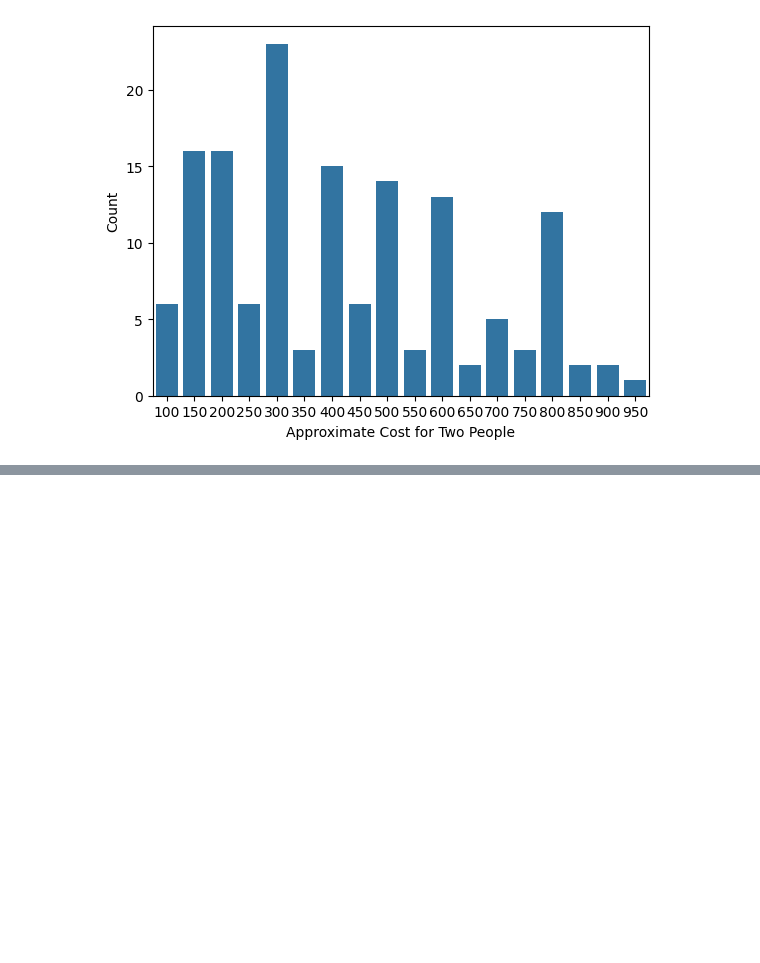
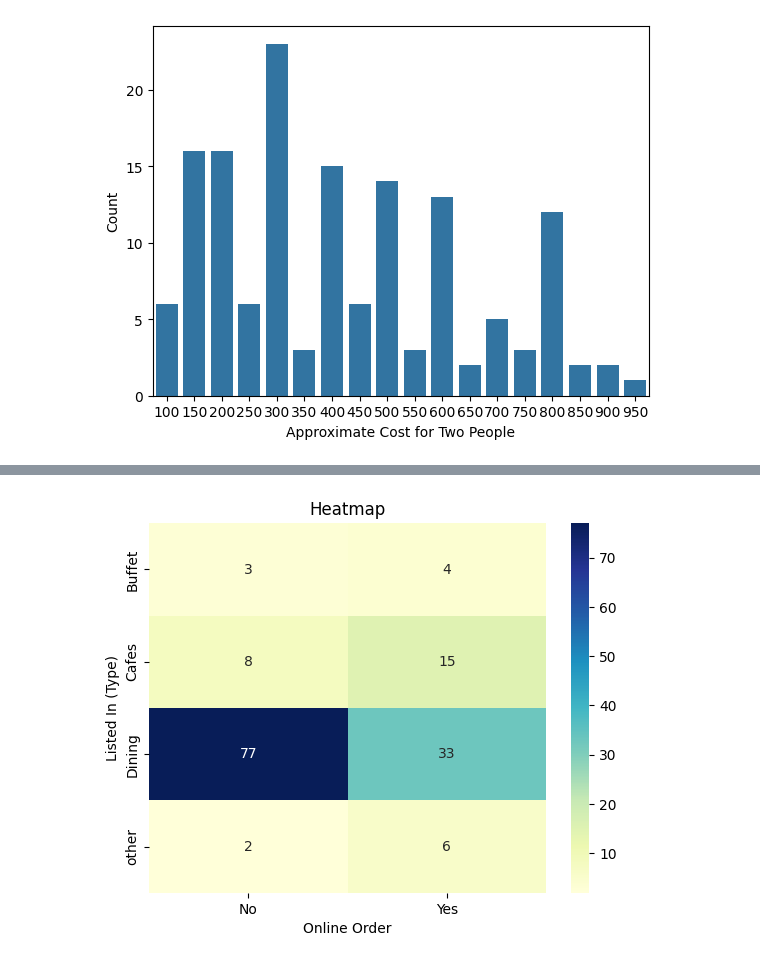
Before and after one commit to premjha9625/DataScience, a Jupyter notebook: Zomato Data Analysis/data.ipynb, the cells around one changed output, grey strips where cells are left out. Cells and saved outputs as stored; diff of their text form; code cells hidden in the pictures; blank space fills up the shorter version.

```diff
--- a/Zomato Data Analysis/data.ipynb
+++ b/Zomato Data Analysis/data.ipynb
@@ -105,0 +112,9 @@ Text(0, 0.5, 'Count')
+# %%
+pivot_table = dataframe.pivot_table(index='listed_in(type)', columns='online_order', aggfunc='size', fill_value=0)
+sns.heatmap(pivot_table, annot=True, cmap="YlGnBu", fmt='d')
+plt.title("Heatmap")
+plt.xlabel("Online Order")
+plt.ylabel("Listed In (Type)")
+plt.show()
+# %% [output]
+[figure, added]
```
Also changed, not shown: parts of 1 cell of this notebook, 7 other files.
